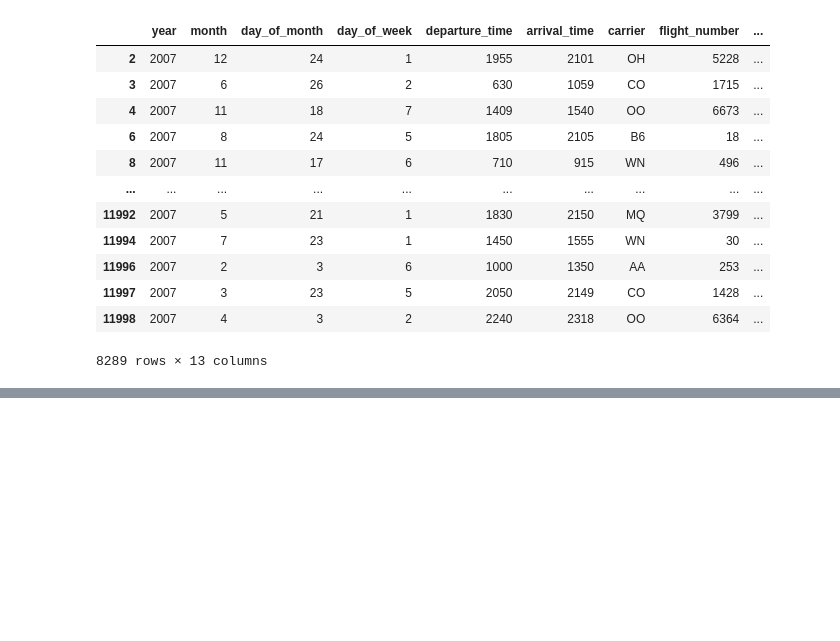
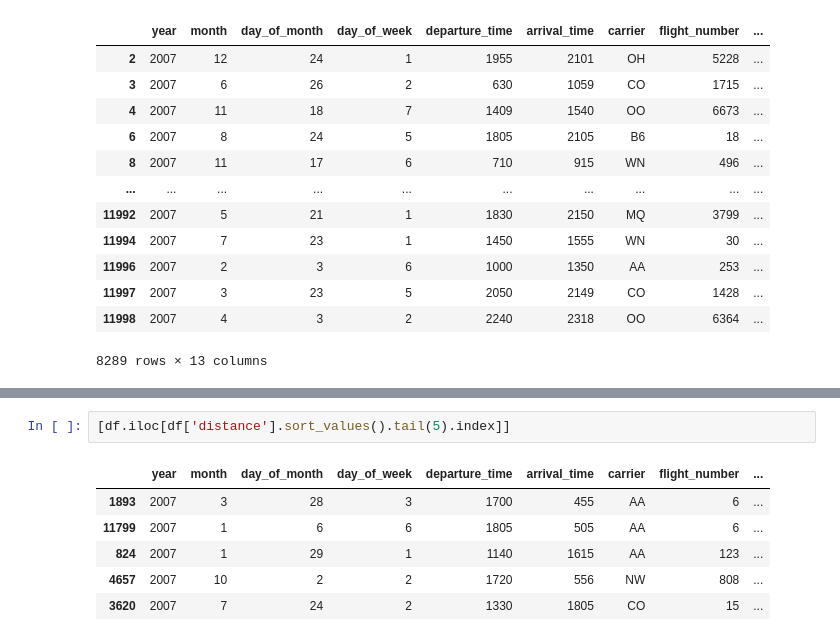
Before and after one commit to hackablock/Basic-Data-Science, a Jupyter notebook: Basic_Data_Science.ipynb, the cells around one changed output, grey strips where cells are left out. Saved outputs shown, nothing was run; the diff lists cells and outputs as text; blank space fills up the shorter version.

```diff
--- a/Basic_Data_Science.ipynb
+++ b/Basic_Data_Science.ipynb
@@ -313,0 +414,9 @@ df[df['delay'] < 10]
+# %%
+[df.iloc[df['distance'].sort_values().tail(5).index]]
+# %% [output]
+|  | year | month | day_of_month | day_of_week | departure_time | arrival_time | carrier | flight_number | ... |
+| 1893 | 2007 | 3 | 28 | 3 | 1700 | 455 | AA | 6 | ... |
+| 11799 | 2007 | 1 | 6 | 6 | 1805 | 505 | AA | 6 | ... |
+| 824 | 2007 | 1 | 29 | 1 | 1140 | 1615 | AA | 123 | ... |
+| 4657 | 2007 | 10 | 2 | 2 | 1720 | 556 | NW | 808 | ... |
+| 3620 | 2007 | 7 | 24 | 2 | 1330 | 1805 | CO | 15 | ... |
```
Also changed, not shown: parts of 8 cells of this notebook.
